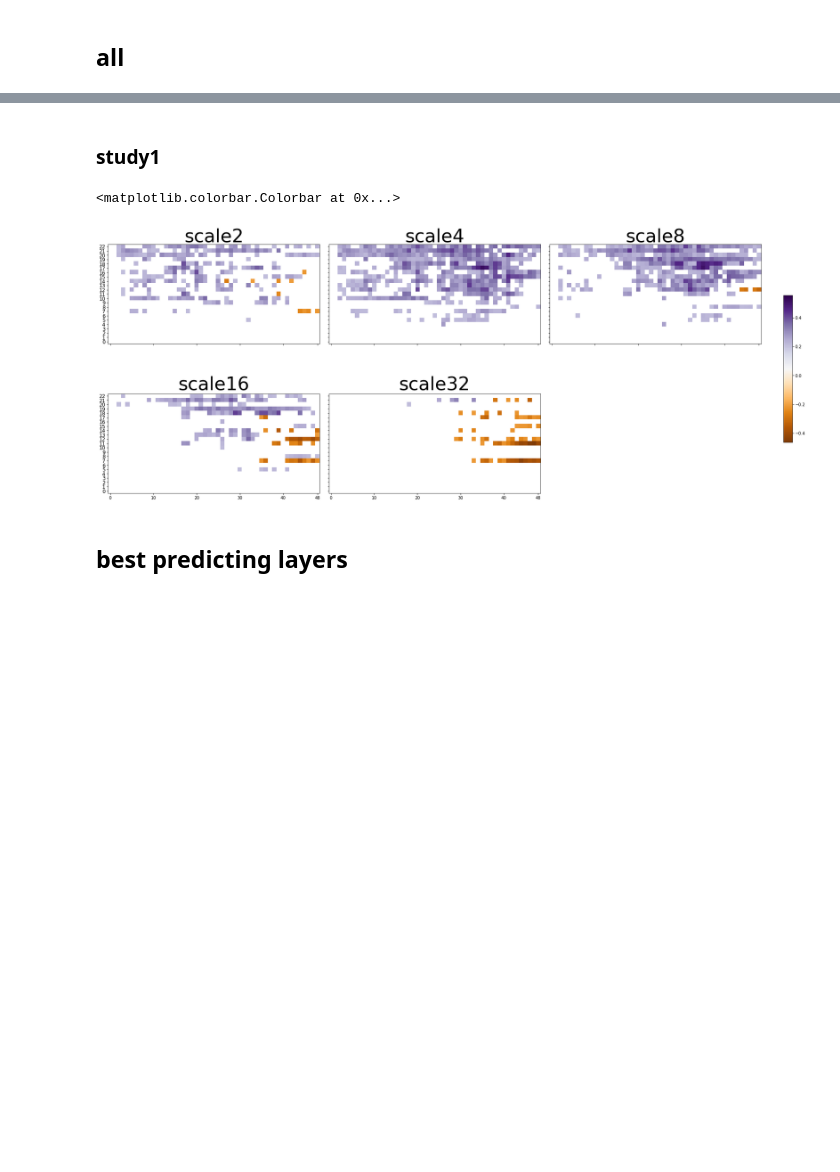
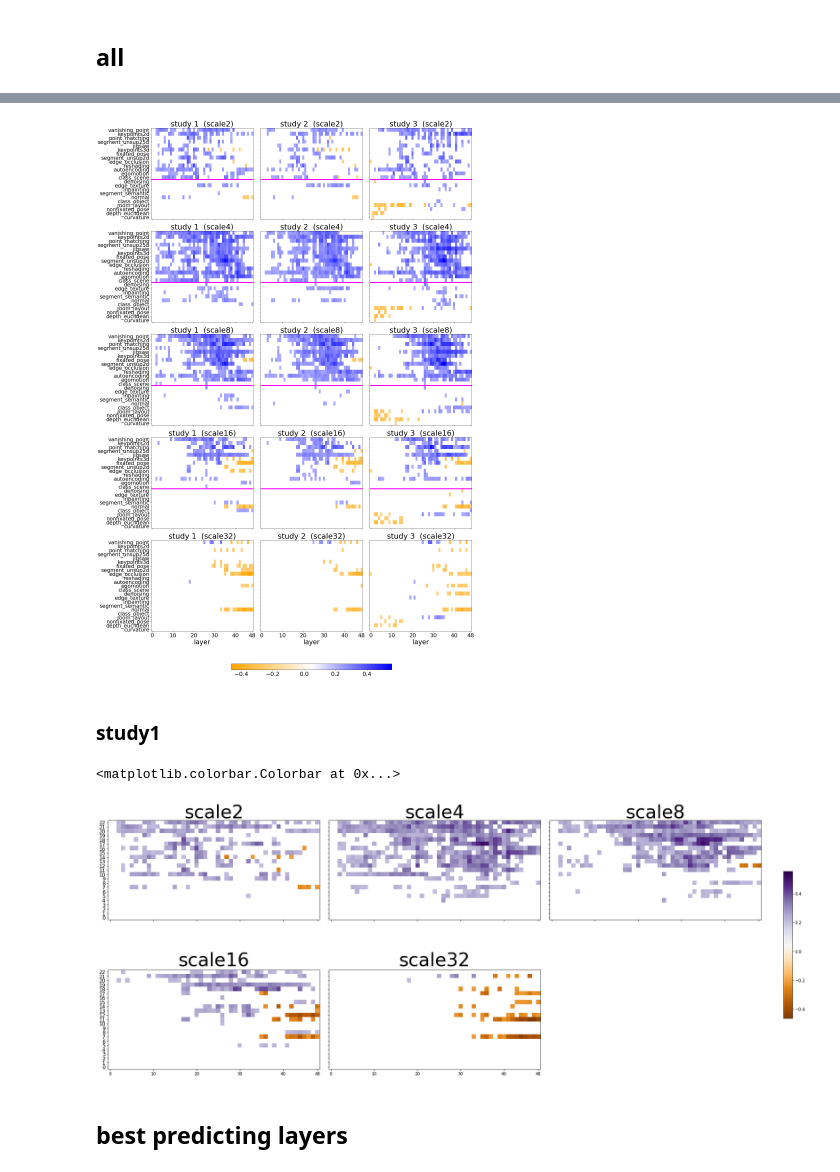
Before and after one commit to toniklenk/analysis-taskonomy, a Jupyter notebook: scripts/ibcorr analysis.ipynb, the cells around one changed output, grey strips where cells are left out. Drawn from its saved outputs; the diff is of its cells as text; code cells hidden in the pictures; blank space fills up the shorter version.

```diff
--- a/scripts/ibcorr analysis.ipynb
+++ b/scripts/ibcorr analysis.ipynb
@@ -402,3 +446,69 @@ cbar.ax.tick_params(labelsize=23)
+# %%
+# scale x study grid of all-net heatmaps
+fig, axes = plt.subplots(
+    5, 3, figsize=(21, 31), sharex=True, sharey=True, constrained_layout=True
+)
+x_ticks = np.concatenate(
+    [np.arange(0, df_ibc.columns[-1], 10), np.array([df_ibc.columns[-1]])]
+)
+axtitle_fontsize = 30
+axlabel_fontsize = 26
+
+axticklabel_fontsize = 22
+axticklabel_fontsize_models = 21
+
+
+cmap = mcolors.LinearSegmentedColormap.from_list(
+    "custom_diverging", ["orange", "white", "blue"]
+)
+
+yaxticklabels = [
+    modelorder[i] if i in (0, 6, 12, 18, 22) else " " for i in range(len(modelorder))
+]
+
+for idsc, scale in enumerate(SCALE_NAMES):
+    for idst, study in enumerate(STUDY_NAMES[:3]):
+        ax = axes[idsc, idst]
+
+        c = df_ibc_s.loc[(slice(None), study, scale),].iloc[order[::-1], :]
+        im = ax.imshow(
+            c,
+            vmin=df_ibc_s.min().min(),
+            vmax=df_ibc_s.max().max(),
+            cmap=cmap,  # cmap="PuOr",
+            aspect="auto",
+        )
+
+        if idsc <= 3:
+            ax.axhline(y=12.5, color="magenta", linewidth=4)
+        # p = df3.loc[(slice(None), study, scale), :].droplevel(["scale", "study"])
+        # ax.contour(p, levels=[0.05], colors='orange', linewidths=5, corner_mask = False)
+
+        # x-axis
+        if idsc == 4:
+            ax.set_xlabel("layer", fontsize=axlabel_fontsize)
+        ax.set_xticks(x_ticks)
+        ax.set_xticklabels(x_ticks, fontsize=axticklabel_fontsize)
+
+        # y-axis
+        #if idst == 0:
+        #    ax.set_ylabel("model no.", fontsize=axlabel_fontsize)
+        ax.set_yticks(modelorder)
+        ax.set_yticklabels(modelorder.index[::-1], fontsize=axticklabel_fontsize_models)
+        # yaxticklabels[::-1]
+        ax.set_title(
+            "study" + " " + str(idst + 1) + "  (" + scale + ")",
+            fontsize=axtitle_fontsize,
+        )
+cbar = fig.colorbar(
+    im, ax=axes, orientation="horizontal", fraction=0.2, pad=0.03, shrink=0.5
+)
+# cbar = fig.colorbar(im, ax=axes, orientation="vertical", fraction=0.2, pad=0.03, shrink=0.5)
+# cbar.set_label('Correlation coefficient', fontsize=25)
+cbar.ax.tick_params(labelsize=23)
+# plt.subplots_adjust(hspace=0.2, wspace=.005)
+# %% [output]
+[figure, added]
 # %% [markdown]
 ### study1
 # %%
```
Also changed, not shown: parts of 14 cells of this notebook, 6 other files.
